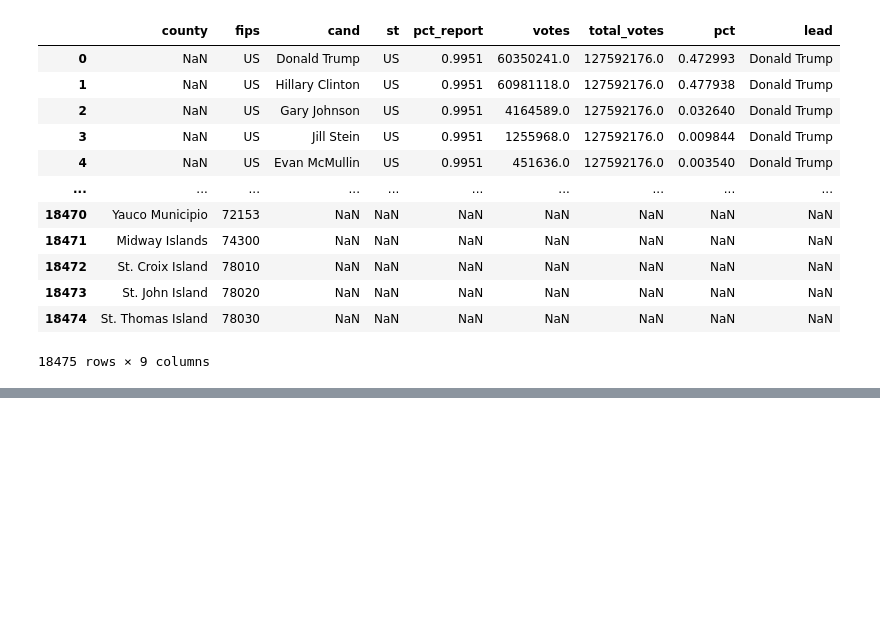
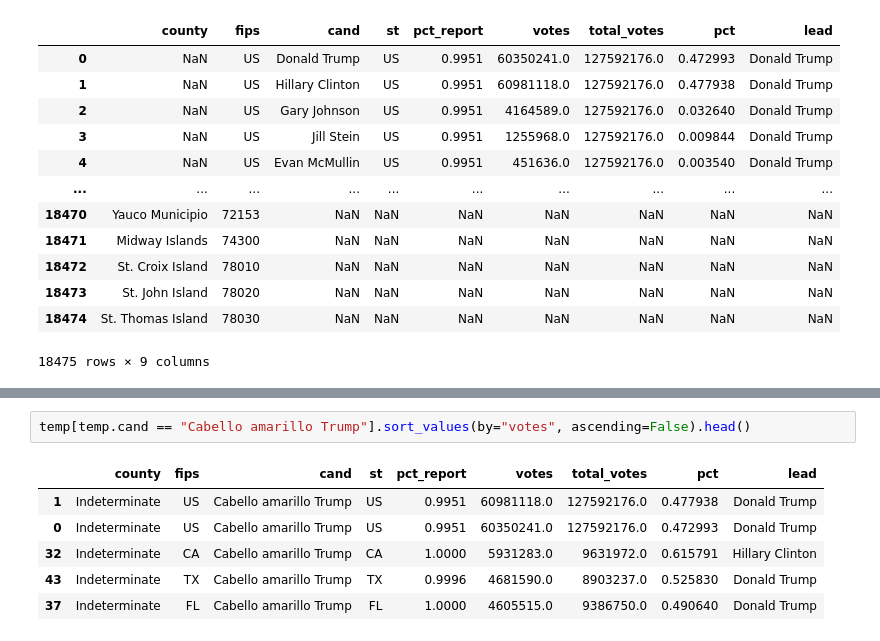
Before and after one commit to samirhinojosa/python-datascience-practice, a Jupyter notebook: ale/example.ipynb, the cells around one changed output, grey strips where cells are left out. Saved outputs shown, nothing was run; the diff lists cells and outputs as text; blank space fills up the shorter version.

```diff
--- a/ale/example.ipynb
+++ b/ale/example.ipynb
@@ -218,0 +231,9 @@ temp[temp.county.str.contains("Island")]
+# %%
+temp[temp.cand == "Cabello amarillo Trump"].sort_values(by="votes", ascending=False).head()
+# %% [output]
+|  | county | fips | cand | st | pct_report | votes | total_votes | pct | lead |
+| 1 | Indeterminate | US | Cabello amarillo Trump | US | 0.9951 | 60981118.0 | 127592176.0 | 0.477938 | Donald Trump |
+| 0 | Indeterminate | US | Cabello amarillo Trump | US | 0.9951 | 60350241.0 | 127592176.0 | 0.472993 | Donald Trump |
+| 32 | Indeterminate | CA | Cabello amarillo Trump | CA | 1.0000 | 5931283.0 | 9631972.0 | 0.615791 | Hillary Clinton |
+| 43 | Indeterminate | TX | Cabello amarillo Trump | TX | 0.9996 | 4681590.0 | 8903237.0 | 0.525830 | Donald Trump |
+| 37 | Indeterminate | FL | Cabello amarillo Trump | FL | 1.0000 | 4605515.0 | 9386750.0 | 0.490640 | Donald Trump |
```
Also changed, not shown: parts of 7 cells of this notebook.
